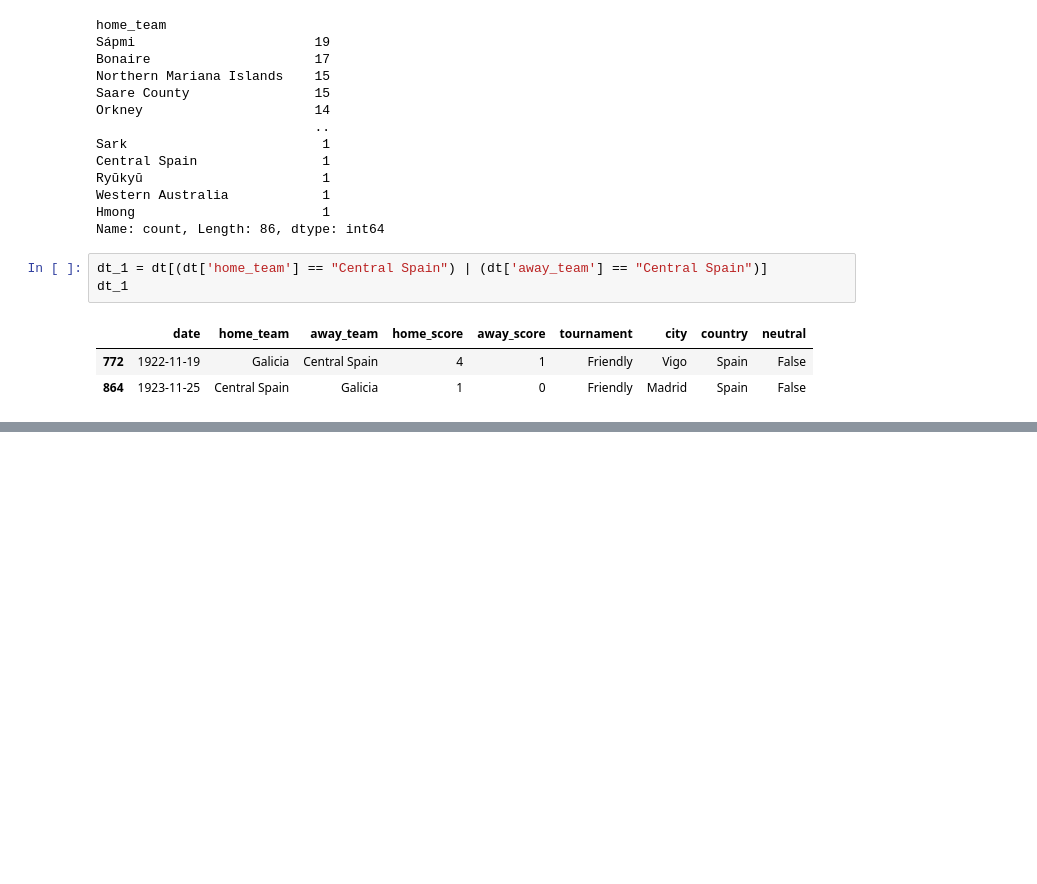
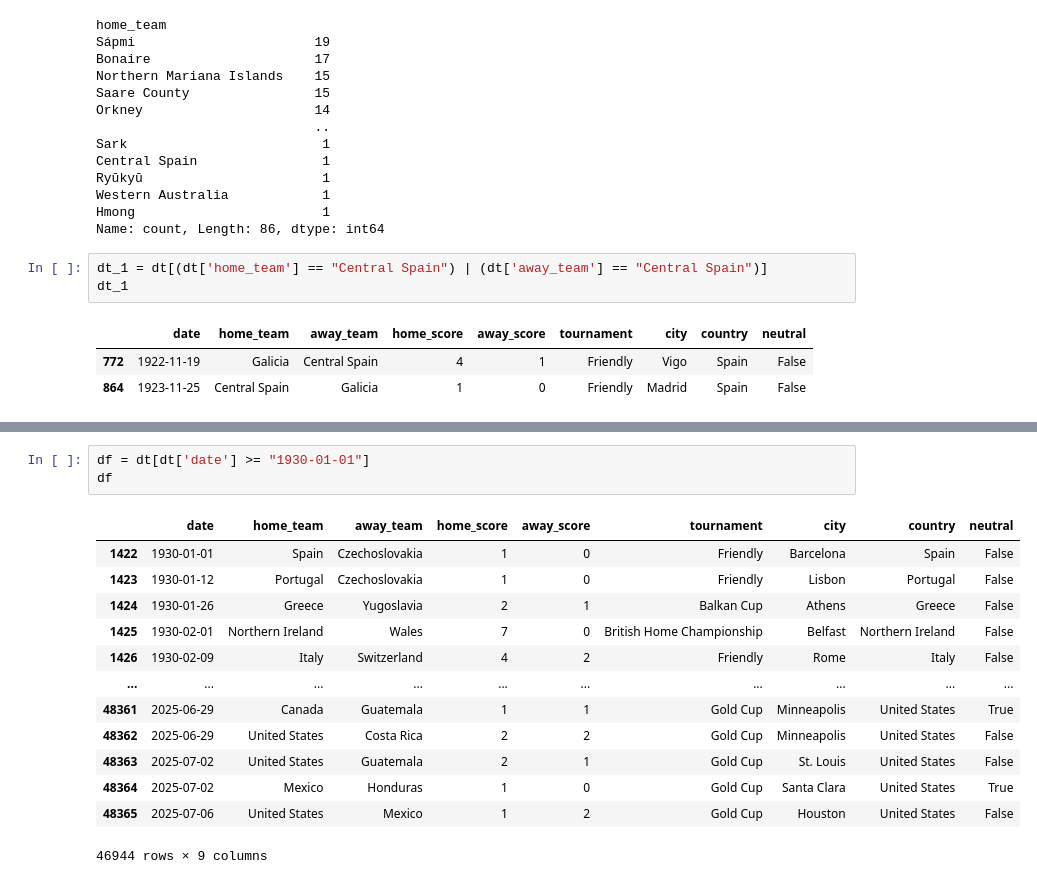
Before and after one commit to Jorgehernandez231/Project_1, a Jupyter notebook: dt-1.ipynb, the cells around one changed output, grey strips where cells are left out. Saved outputs shown, nothing was run; the diff lists cells and outputs as text; blank space fills up the shorter version.

```diff
--- a/dt-1.ipynb
+++ b/dt-1.ipynb
@@ -51,0 +65,17 @@ dt_1
+# %%
+df = dt[dt['date'] >= "1930-01-01"]
+df
+# %% [output]
+|  | date | home_team | away_team | home_score | away_score | tournament | city | country | neutral |
+| 1422 | 1930-01-01 | Spain | Czechoslovakia | 1 | 0 | Friendly | Barcelona | Spain | False |
+| 1423 | 1930-01-12 | Portugal | Czechoslovakia | 1 | 0 | Friendly | Lisbon | Portugal | False |
+| 1424 | 1930-01-26 | Greece | Yugoslavia | 2 | 1 | Balkan Cup | Athens | Greece | False |
+| 1425 | 1930-02-01 | Northern Ireland | Wales | 7 | 0 | British Home Championship | Belfast | Northern Ireland | False |
+| 1426 | 1930-02-09 | Italy | Switzerland | 4 | 2 | Friendly | Rome | Italy | False |
+| ... | ... | ... | ... | ... | ... | ... | ... | ... | ... |
+| 48361 | 2025-06-29 | Canada | Guatemala | 1 | 1 | Gold Cup | Minneapolis | United States | True |
+| 48362 | 2025-06-29 | United States | Costa Rica | 2 | 2 | Gold Cup | Minneapolis | United States | False |
+| 48363 | 2025-07-02 | United States | Guatemala | 2 | 1 | Gold Cup | St. Louis | United States | False |
+| 48364 | 2025-07-02 | Mexico | Honduras | 1 | 0 | Gold Cup | Santa Clara | United States | True |
+| 48365 | 2025-07-06 | United States | Mexico | 1 | 2 | Gold Cup | Houston | United States | False |
+46944 rows × 9 columns
```
Also changed, not shown: parts of 9 cells of this notebook, 1 other file.
